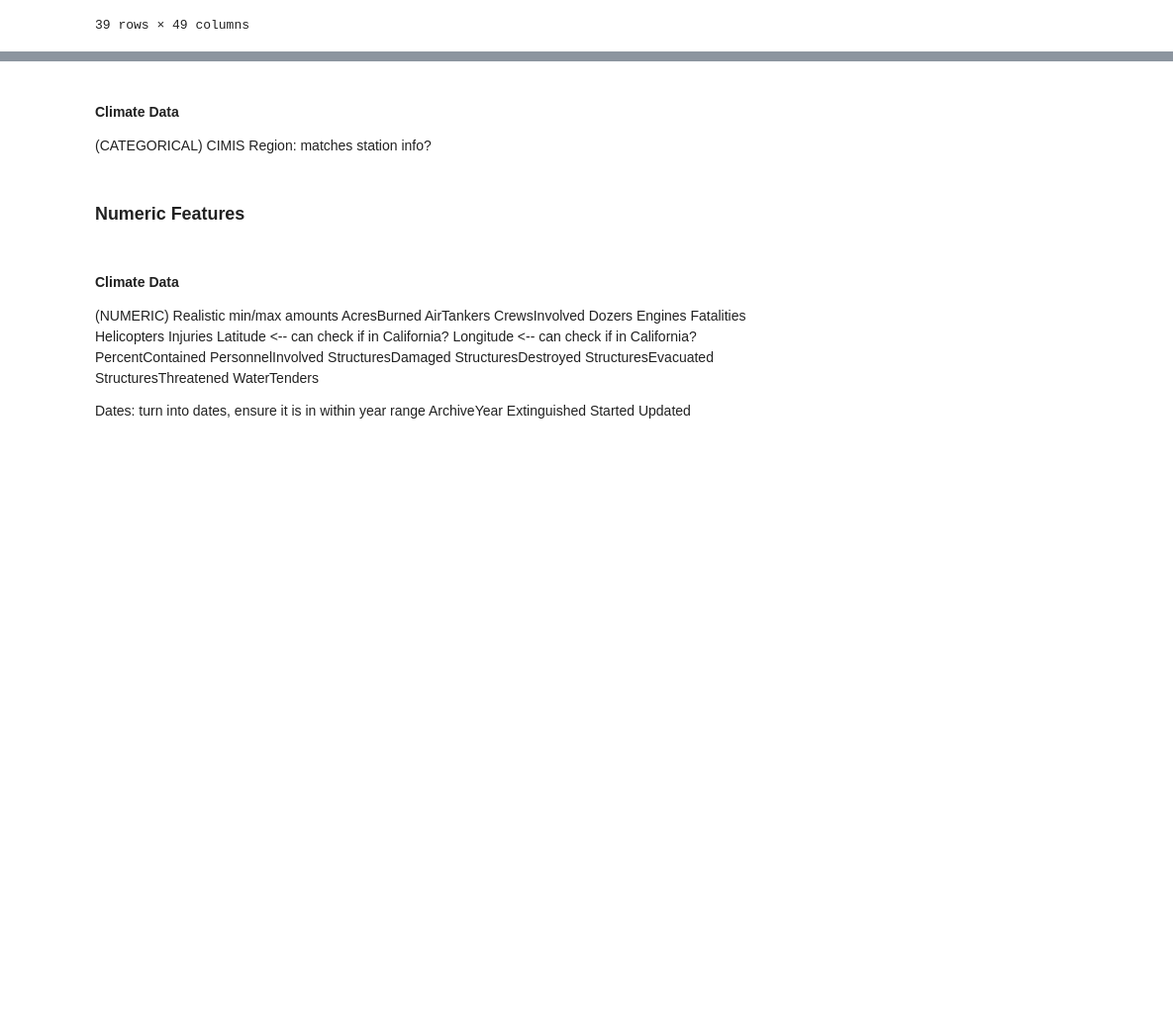
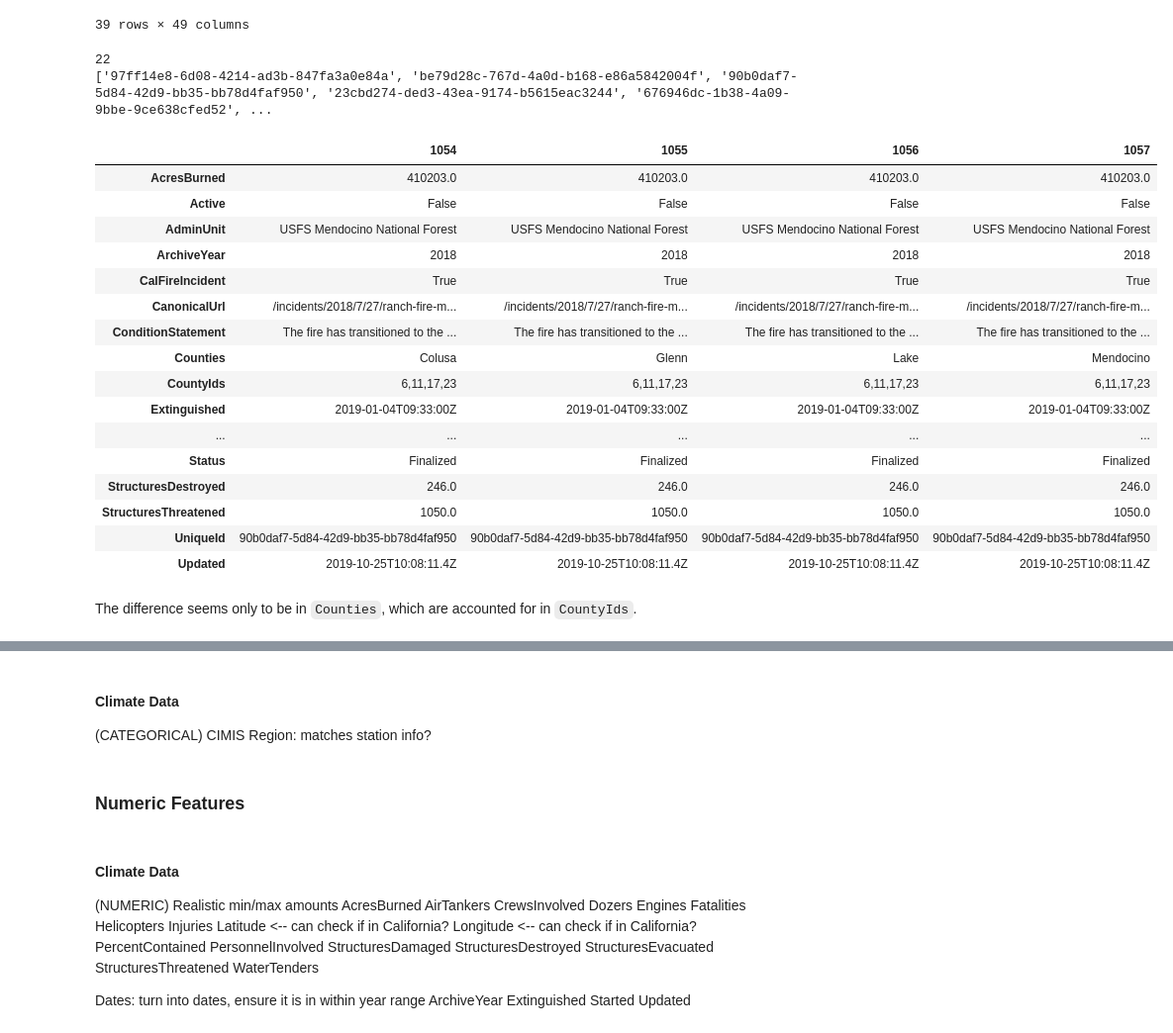
Before and after one commit to raechiang/Capstone-Wildfire, a Jupyter notebook: notebooks/1.0-rc-data-wrangling.ipynb, the cells around one changed output, grey strips where cells are left out. Shown at 99% size. Drawn from its saved outputs; the diff is of its cells as text; code cells hidden in the pictures; blank space fills up the shorter version.

Commit message:
A bit more fire data wrangling

```diff
--- a/notebooks/1.0-rc-data-wrangling.ipynb
+++ b/notebooks/1.0-rc-data-wrangling.ipynb
@@ -340,3 +341,33 @@ dup_fires_by_id.T
 | Updated | 2013-05-21T19:45:00Z | 2013-05-21T19:45:00Z | 2013-07-19T17:15:00Z | 2013-07-19T17:15:00Z | 2013-06-14T15:45:00Z | 2013-06-14T15:45:00Z | 2013-06-14T15:45:00Z | 2013-06-14T15:45:00Z | 2014-07-09T18:00:00Z | 2014-07-09T18:00:00Z | ... | ... |
 | WaterTenders | 12.0 | 12.0 | NaN | NaN | NaN | NaN | NaN | NaN | NaN | NaN | ... | ... |
 39 rows × 49 columns
+# %%
+print(dup_fires_by_id['UniqueId'].nunique())
+print(list(set(dup_fires_by_id['UniqueId'])))
+# %% [output]
+22
+['97ff14e8-6d08-4214-ad3b-847fa3a0e84a', 'be79d28c-767d-4a0d-b168-e86a5842004f', '90b0daf7-5d84-42d9-bb35-bb78d4faf950', '23cbd274-ded3-43ea-9174-b5615eac3244', '676946dc-1b38-4a09-9bbe-9ce638cfed52', ...
+# %%
+#dup_list_fires_by_id = [dup_fires_by_id.groupby('UniqueId').get_group(uid) for uid in list(set(dup_fires_by_id['UniqueId']))]
+
+dup_fires_by_id[dup_fires_by_id['UniqueId'] == '90b0daf7-5d84-42d9-bb35-bb78d4faf950'].T.dropna().drop_duplicates()
+# %% [output]
+|  | 1054 | 1055 | 1056 | 1057 |
+| AcresBurned | 410203.0 | 410203.0 | 410203.0 | 410203.0 |
+| Active | False | False | False | False |
+| AdminUnit | USFS Mendocino National Forest | USFS Mendocino National Forest | USFS Mendocino National Forest | USFS Mendocino National Forest |
+| ArchiveYear | 2018 | 2018 | 2018 | 2018 |
+| CalFireIncident | True | True | True | True |
+| CanonicalUrl | /incidents/2018/7/27/ranch-fire-m... | /incidents/2018/7/27/ranch-fire-m... | /incidents/2018/7/27/ranch-fire-m... | /incidents/2018/7/27/ranch-fire-m... |
+| ConditionStatement | The fire has transitioned to the ... | The fire has transitioned to the ... | The fire has transitioned to the ... | The fire has transitioned to the ... |
+| Counties | Colusa | Glenn | Lake | Mendocino |
+| CountyIds | 6,11,17,23 | 6,11,17,23 | 6,11,17,23 | 6,11,17,23 |
+| Extinguished | 2019-01-04T09:33:00Z | 2019-01-04T09:33:00Z | 2019-01-04T09:33:00Z | 2019-01-04T09:33:00Z |
+| ... | ... | ... | ... | ... |
+| Status | Finalized | Finalized | Finalized | Finalized |
+| StructuresDestroyed | 246.0 | 246.0 | 246.0 | 246.0 |
+| StructuresThreatened | 1050.0 | 1050.0 | 1050.0 | 1050.0 |
+| UniqueId | 90b0daf7-5d84-42d9-bb35-bb78d4faf950 | 90b0daf7-5d84-42d9-bb35-bb78d4faf950 | 90b0daf7-5d84-42d9-bb35-bb78d4faf950 | 90b0daf7-5d84-42d9-bb35-bb78d4faf950 |
+| Updated | 2019-10-25T10:08:11.4Z | 2019-10-25T10:08:11.4Z | 2019-10-25T10:08:11.4Z | 2019-10-25T10:08:11.4Z |
+# %% [markdown]
+The difference seems only to be in `Counties`, which are accounted for in `CountyIds`.
```
Also changed, not shown: parts of 12 cells of this notebook.
